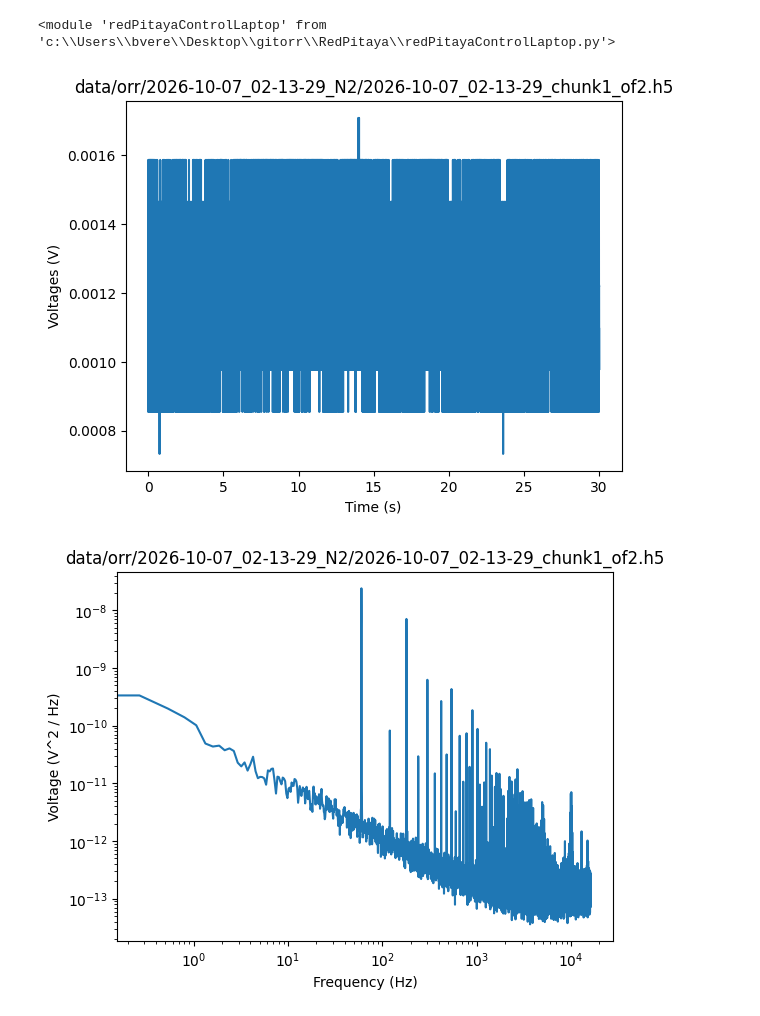
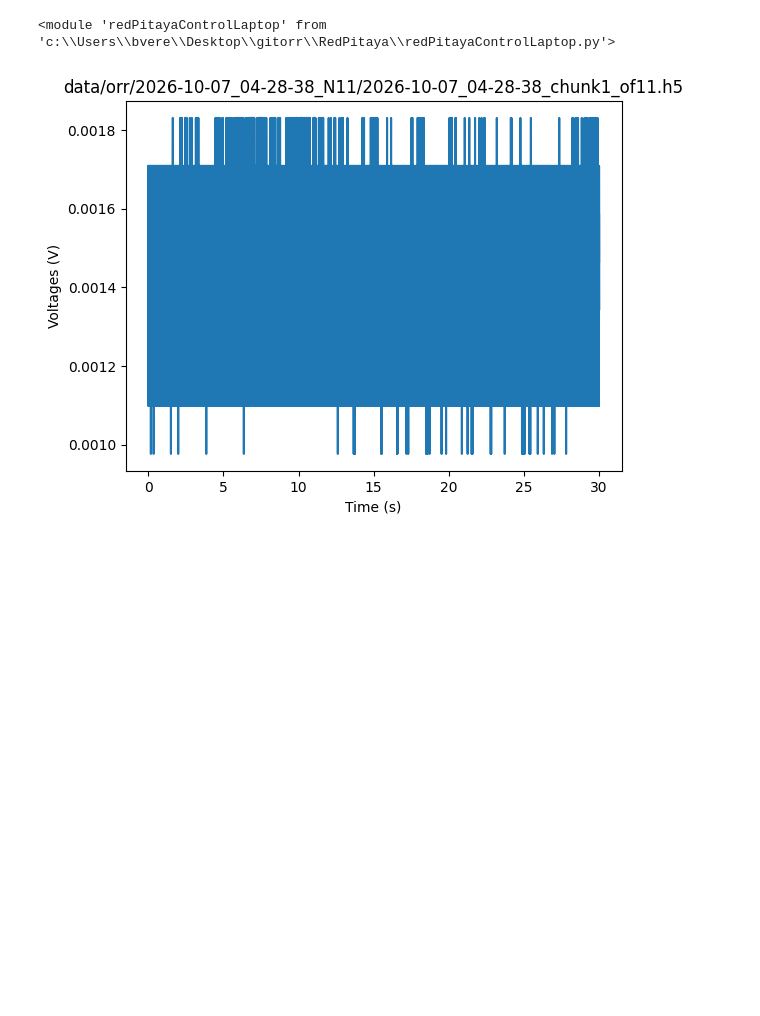
Before and after one commit to CosmiQuantum/RedPitaya, a Jupyter notebook: dataCheck.ipynb, the cells around one changed output. Drawn from its saved outputs; the diff is of its cells as text; code cells hidden in the pictures; blank space fills up the shorter version.

Commit message:
updated data check with recent data

```diff
--- a/dataCheck.ipynb
+++ b/dataCheck.ipynb
@@ -6,7 +6,6 @@ importlib.reload(rpc)
 # %% [output]
 <module 'redPitayaControlLaptop' from 'c:\\Users\\bvere\\Desktop\\gitorr\\RedPitaya\\redPitayaControlLaptop.py'>
 # %%
-rpc.plotData("data/orr/2026-10-07_02-13-29_N2/2026-10-07_02-13-29_chunk1_of2.h5")
+rpc.plotData("data/orr/2026-10-07_04-28-38_N11/2026-10-07_04-28-38_chunk1_of11.h5", psd = False)
 # %% [output]
-[figure, old version]
+[figure, new version]
-[figure, removed]
```
Also changed, not shown: parts of 3 cells of this notebook.
